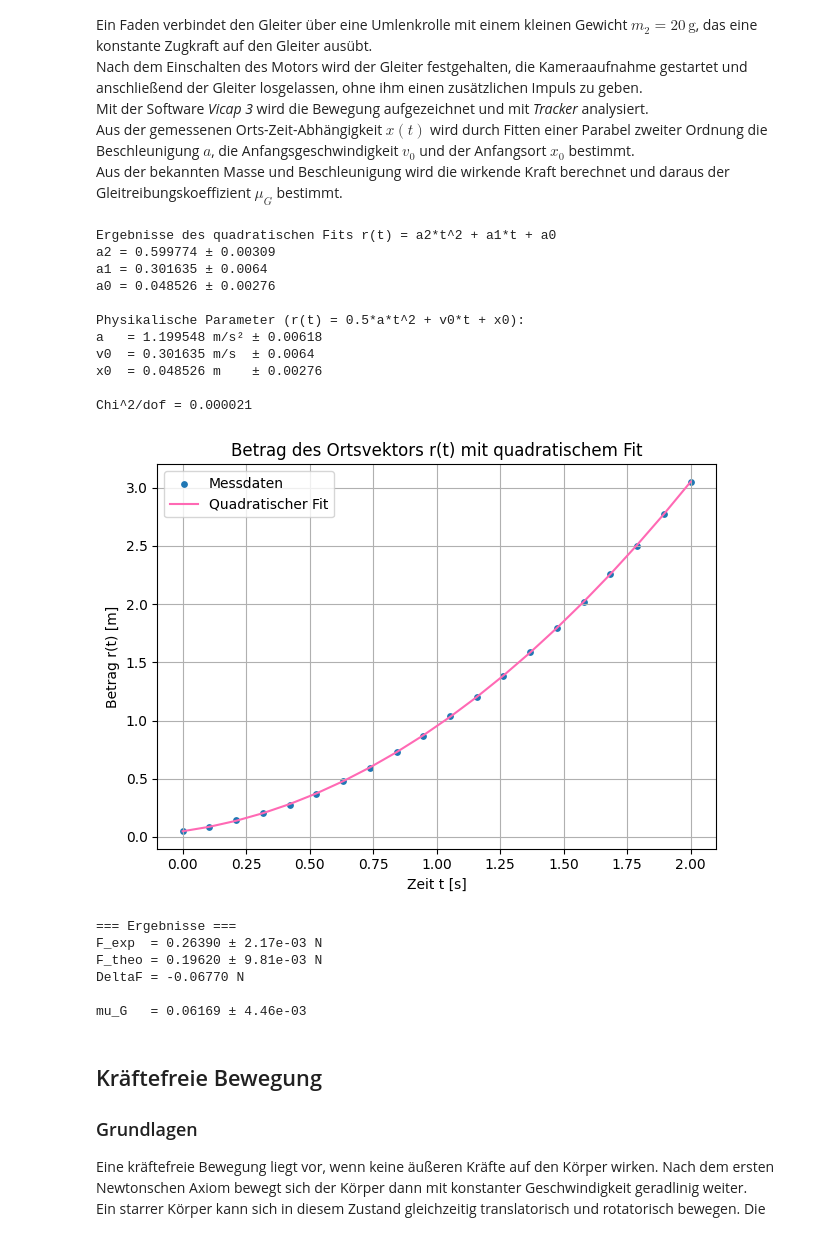
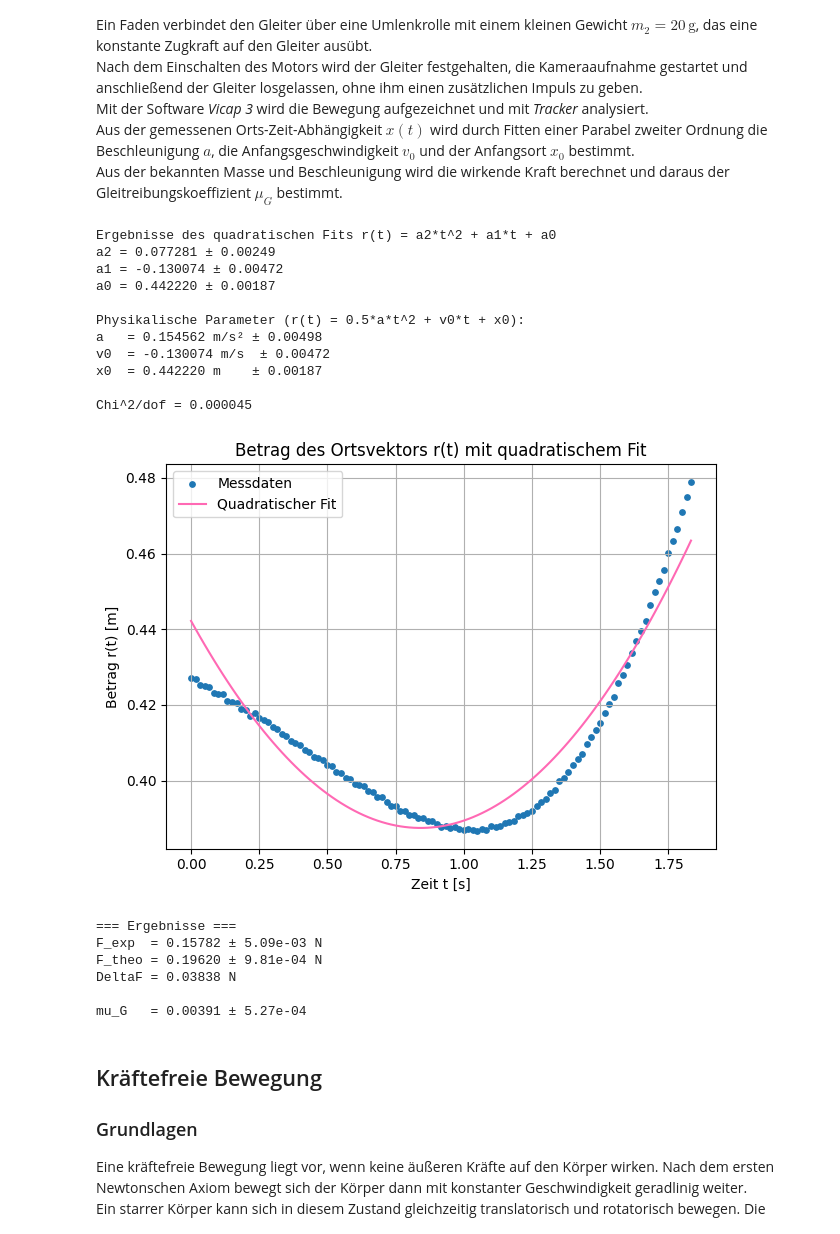
Before and after one commit to olegoniy/Lab, a Jupyter notebook: Lab4/Di02-PW4.ipynb, the cells around one changed output. Cells and saved outputs as stored; diff of their text form; code cells hidden in the pictures.

```diff
--- a/Lab4/Di02-PW4.ipynb
+++ b/Lab4/Di02-PW4.ipynb
@@ -35,7 +35,7 @@ import matplotlib.pyplot as plt
 import csv
 
 # ====== Dateiname ======
-fname = "example.csv"   # oder eine andere Datei mit den Spalten t, x, y
+fname = "beschleunigung.csv"   # oder eine andere Datei mit den Spalten t, x, y
 
 # ====== Trennzeichen automatisch erkennen (Komma oder Tabulator) ======
 with open(fname, "r", encoding="utf-8") as f:
@@ -110,13 +110,13 @@ plt.tight_layout()
 plt.show()
 
 # ===== Eingabewerte =====
-m1 = 0.200     # kg   Masse des Gleiters
+m1 = 1.0011     # kg   Masse des Gleiters
 m2 = 0.020     # kg   Masse des hängenden Gewichts
 g = 9.81       # m/s^2
 
 # ===== Unsicherheiten =====
-sigma_m1 = 0.001   # kg  (z. B. Waage ±1 g)
-sigma_m2 = 0.001   # kg
+sigma_m1 = 0.0001   # kg  (z. B. Waage ±1 g)
+sigma_m2 = 0.0001   # kg
 
 # ===== Kräfte berechnen =====
 F_exp  = (m1 + m2) * a
@@ -124,53 +124,53 @@ F_theo = m2 * g
 deltaF = (F_theo - F_exp)
 
 # ===== Gleitreibungskoeffizient =====
-mu_G = F_theo - F_exp / (m1 * g)
+mu_G = (F_theo - F_exp) / (m1 * g)
 
 # ===== Fehlerfortpflanzung =====
 # partielle Ableitungen
 # F_exp = (m1+m2)*a => dF/dm1 = a,  dF/dm2 = a,  dF/da = (m1+m2)
 sigma_Fexp = np.sqrt((a*sigma_m1)**2 + (a*sigma_m2)**2 + ((m1+m2)*sigma_a)**2)
 
 # F_theo = m2*g => dF/dm2 = g
 sigma_Ftheo = g * sigma_m2
 
 # μ_G = [m2*g - (m1+m2)*a] / (m1*g)
 dmu_dm1 = (-a*g*m1 - g*(m2*g - (m1+m2)*a)) / (m1**2 * g**2)
 dmu_dm2 = (g - a) / (m1 * g)
 dmu_da  = -(m1 + m2) / (m1 * g)
 
 sigma_mu = np.sqrt(
     (dmu_dm1 * sigma_m1)**2 +
     (dmu_dm2 * sigma_m2)**2 +
     (dmu_da  * sigma_a )**2
 )
 
 # ===== Ergebnisse =====
 print("=== Ergebnisse ===")
 print(f"F_exp  = {F_exp:.5f} ± {sigma_Fexp:.2e} N")
 print(f"F_theo = {F_theo:.5f} ± {sigma_Ftheo:.2e} N")
 print(f"DeltaF = {deltaF:.5f} N")
 print()
 print(f"mu_G   = {mu_G:.5f} ± {sigma_mu:.2e}")
 # %% [output]
 Ergebnisse des quadratischen Fits r(t) = a2*t^2 + a1*t + a0
-a2 = 0.599774 ± 0.00309
-a1 = 0.301635 ± 0.0064
-a0 = 0.048526 ± 0.00276
+a2 = 0.077281 ± 0.00249
+a1 = -0.130074 ± 0.00472
+a0 = 0.442220 ± 0.00187
 
 Physikalische Parameter (r(t) = 0.5*a*t^2 + v0*t + x0):
-a   = 1.199548 m/s² ± 0.00618
-v0  = 0.301635 m/s  ± 0.0064
-x0  = 0.048526 m    ± 0.00276
+a   = 0.154562 m/s² ± 0.00498
+v0  = -0.130074 m/s  ± 0.00472
+x0  = 0.442220 m    ± 0.00187
 
-Chi^2/dof = 0.000021
+Chi^2/dof = 0.000045
-[figure, old version]
+[figure, new version]
 === Ergebnisse ===
-F_exp  = 0.26390 ± 2.17e-03 N
-F_theo = 0.19620 ± 9.81e-03 N
-DeltaF = -0.06770 N
+F_exp  = 0.15782 ± 5.09e-03 N
+F_theo = 0.19620 ± 9.81e-04 N
+DeltaF = 0.03838 N
 
-mu_G   = 0.06169 ± 4.46e-03
+mu_G   = 0.00391 ± 5.27e-04
 # %% [markdown]
 ## Kräftefreie Bewegung
 ### Grundlagen
```
Also changed, not shown: parts of 2 cells of this notebook, 7 other files.
